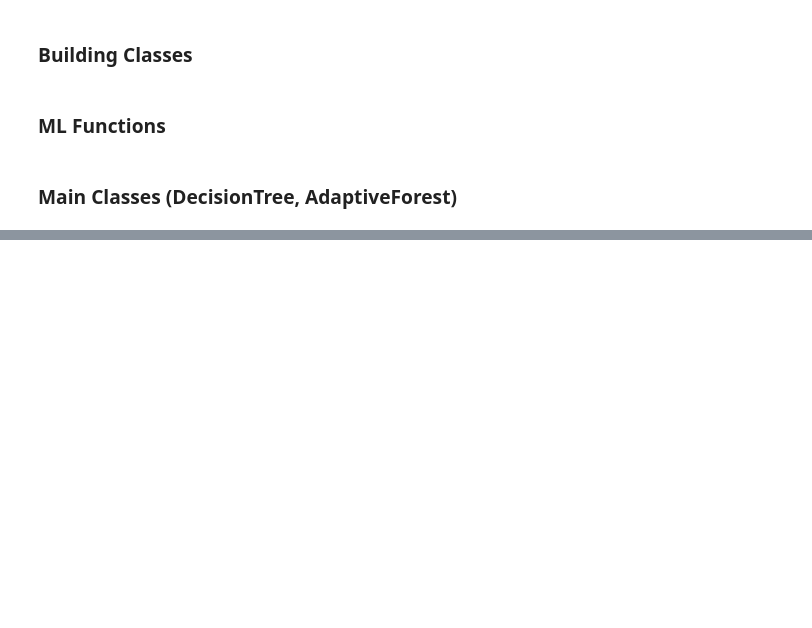
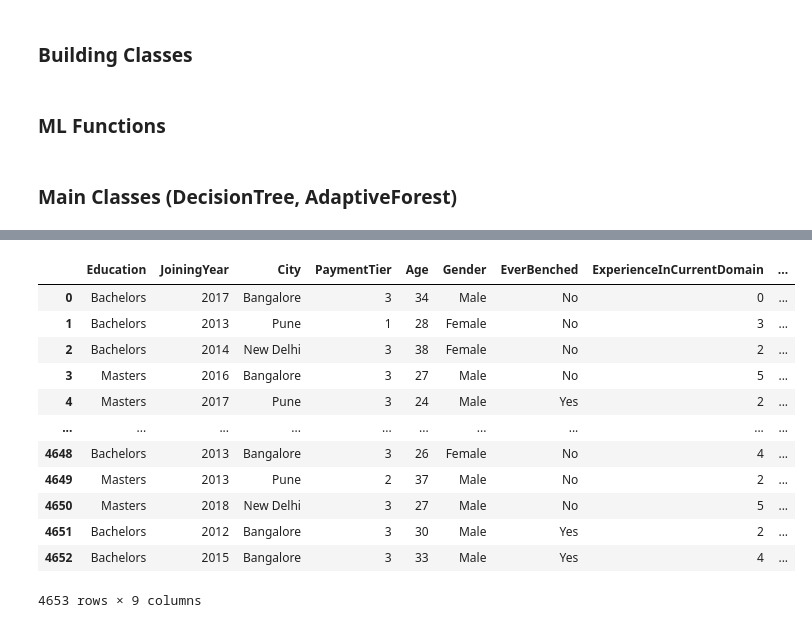
Before and after one commit to samlayton99/ML_and_Optimizaiton, a Jupyter notebook: AdaptiveLearning/model_development.ipynb, the cells around one changed output, grey strips where cells are left out. Saved outputs shown, nothing was run; the diff lists cells and outputs as text; code cells hidden in the pictures; blank space fills up the shorter version.

```diff
--- a/AdaptiveLearning/model_development.ipynb
+++ b/AdaptiveLearning/model_development.ipynb
@@ -666,0 +879,16 @@ array([[0.        , 0.14285714, 0.42857143, 0.42857143, 0.        ,
+# %%
+employee
+# %% [output]
+|  | Education | JoiningYear | City | PaymentTier | Age | Gender | EverBenched | ExperienceInCurrentDomain | ... |
+| 0 | Bachelors | 2017 | Bangalore | 3 | 34 | Male | No | 0 | ... |
+| 1 | Bachelors | 2013 | Pune | 1 | 28 | Female | No | 3 | ... |
+| 2 | Bachelors | 2014 | New Delhi | 3 | 38 | Female | No | 2 | ... |
+| 3 | Masters | 2016 | Bangalore | 3 | 27 | Male | No | 5 | ... |
+| 4 | Masters | 2017 | Pune | 3 | 24 | Male | Yes | 2 | ... |
+| ... | ... | ... | ... | ... | ... | ... | ... | ... | ... |
+| 4648 | Bachelors | 2013 | Bangalore | 3 | 26 | Female | No | 4 | ... |
+| 4649 | Masters | 2013 | Pune | 2 | 37 | Male | No | 2 | ... |
+| 4650 | Masters | 2018 | New Delhi | 3 | 27 | Male | No | 5 | ... |
+| 4651 | Bachelors | 2012 | Bangalore | 3 | 30 | Male | Yes | 2 | ... |
+| 4652 | Bachelors | 2015 | Bangalore | 3 | 33 | Male | Yes | 4 | ... |
+4653 rows × 9 columns
```
Also changed, not shown: parts of 22 cells of this notebook, 2 other files.
